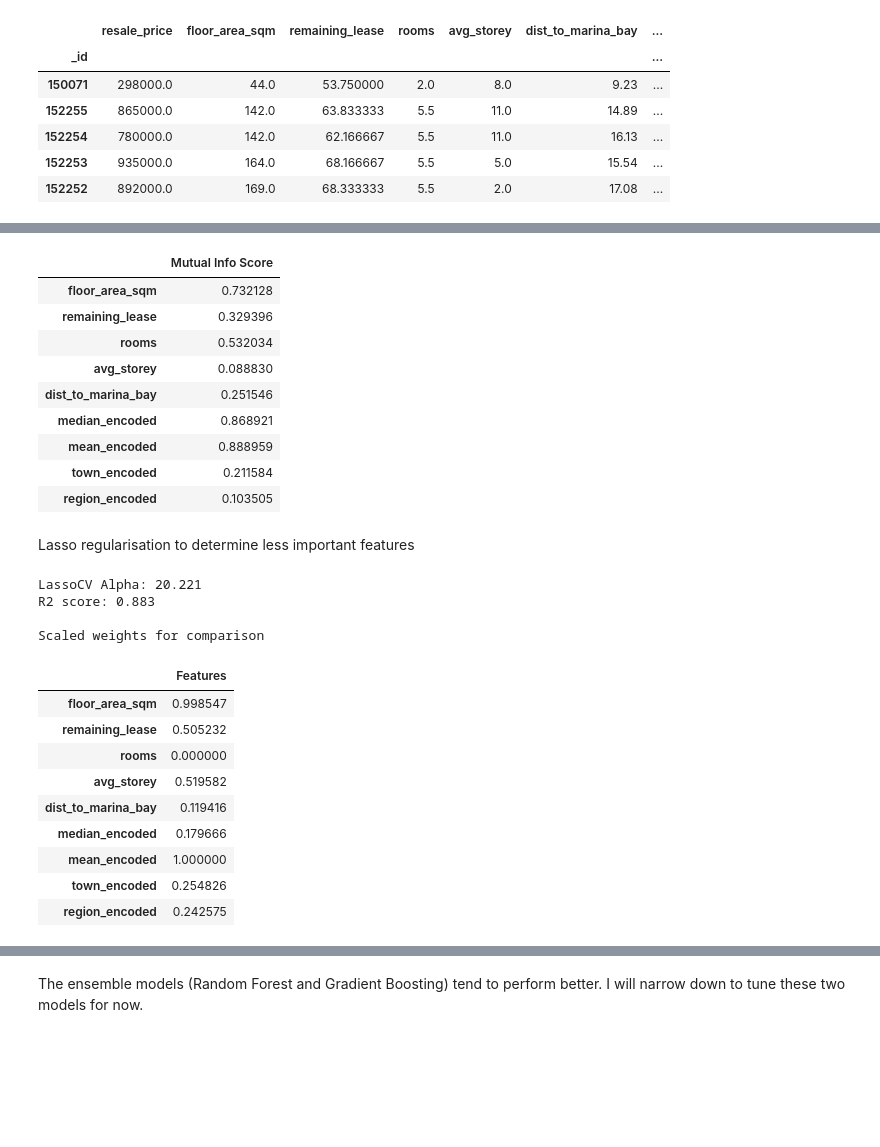
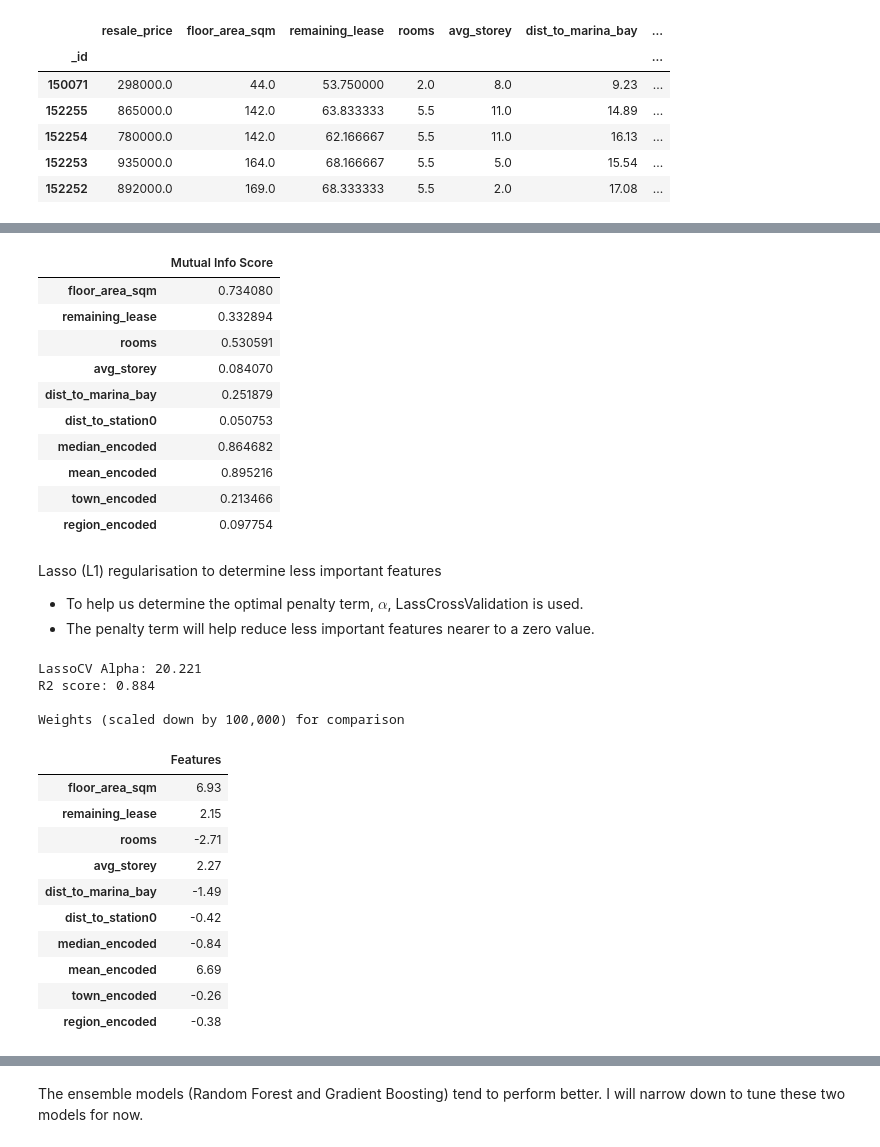
Before and after one commit to sienlonglim/ml_webapp, a Jupyter notebook: model_building.ipynb, the cells around one changed output, grey strips where cells are left out. Cells and saved outputs as stored; diff of their text form; code cells hidden in the pictures; blank space fills up the shorter version.

```diff
--- a/model_building.ipynb
+++ b/model_building.ipynb
@@ -88,5 +87,5 @@ dtype: int64
 # %%
-numerical_columns = df[['resale_price', 'floor_area_sqm', 'remaining_lease', 'rooms', 'avg_storey', 'dist_to_marina_bay']] #, 'dist_to_station', 'min_pt_time']]
+numerical_columns = df[['resale_price', 'floor_area_sqm', 'remaining_lease', 'rooms', 'avg_storey', 'dist_to_marina_bay', 'dist_to_station0']]
 sns.heatmap(numerical_columns.corr(), annot=True)
 # %% [output]
 <AxesSubplot:>
@@ -272,43 +287,46 @@ kbest.fit(X_df, y)
 pd.DataFrame(kbest.scores_, index=kbest.get_feature_names_out(kbest.feature_names_in_), columns=['Mutual Info Score'])
 # %% [output]
 |  | Mutual Info Score |
-| floor_area_sqm | 0.732128 |
-| remaining_lease | 0.329396 |
-| rooms | 0.532034 |
-| avg_storey | 0.088830 |
-| dist_to_marina_bay | 0.251546 |
-| median_encoded | 0.868921 |
-| mean_encoded | 0.888959 |
-| town_encoded | 0.211584 |
-| region_encoded | 0.103505 |
+| floor_area_sqm | 0.734080 |
+| remaining_lease | 0.332894 |
+| rooms | 0.530591 |
+| avg_storey | 0.084070 |
+| dist_to_marina_bay | 0.251879 |
+| dist_to_station0 | 0.050753 |
+| median_encoded | 0.864682 |
+| mean_encoded | 0.895216 |
+| town_encoded | 0.213466 |
+| region_encoded | 0.097754 |
-# %% [markdown]
-Lasso regularisation to determine less important features
+# %% [markdown]
+Lasso (L1) regularisation to determine less important features
+* To help us determine the optimal penalty term, $\alpha$, LassCrossValidation is used.
+* The penalty term will help reduce less important features nearer to a zero value.
 # %%
 # LassoCV here uses crossvalidation to determine the optimum alpha (penalty value)
 lr_reg1 = LassoCV(random_state=42)
 lr_reg1.fit(X_train, y_train)
 r2 = r2_score(y_test, lr_reg1.predict(X_test))
 print(f'LassoCV Alpha: {np.round(lr_reg1.alpha_,3)}')
 print(f'R2 score: {np.round(r2,3)}')
 print()
-print('Scaled weights for comparison')
+print('Weights (scaled down by 100,000) for comparison')
 
-feature_scaler = MinMaxScaler()
-scaled_f_importances = feature_scaler.fit_transform(lr_reg1.coef_.reshape(-1,1))
+scaled_f_importances = np.round((lr_reg1.coef_.reshape(-1,1)/100000), 2)
 display(pd.DataFrame(scaled_f_importances, index=X_unscaled.columns, columns=['Features']))
 # %% [output]
 LassoCV Alpha: 20.221
-R2 score: 0.883
+R2 score: 0.884
 
-Scaled weights for comparison
+Weights (scaled down by 100,000) for comparison
 |  | Features |
-| floor_area_sqm | 0.998547 |
-| remaining_lease | 0.505232 |
-| rooms | 0.000000 |
-| avg_storey | 0.519582 |
-| dist_to_marina_bay | 0.119416 |
-| median_encoded | 0.179666 |
-| mean_encoded | 1.000000 |
-| town_encoded | 0.254826 |
-| region_encoded | 0.242575 |
+| floor_area_sqm | 6.93 |
+| remaining_lease | 2.15 |
+| rooms | -2.71 |
+| avg_storey | 2.27 |
+| dist_to_marina_bay | -1.49 |
+| dist_to_station0 | -0.42 |
+| median_encoded | -0.84 |
+| mean_encoded | 6.69 |
+| town_encoded | -0.26 |
+| region_encoded | -0.38 |
 # %% [markdown]
```
Also changed, not shown: parts of 43 cells of this notebook, 4 other files.
